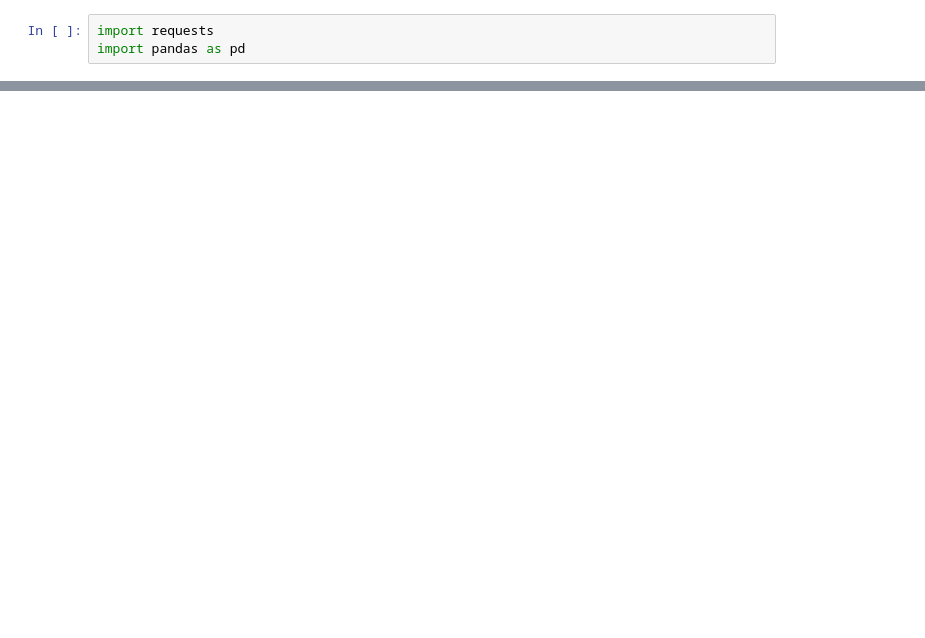
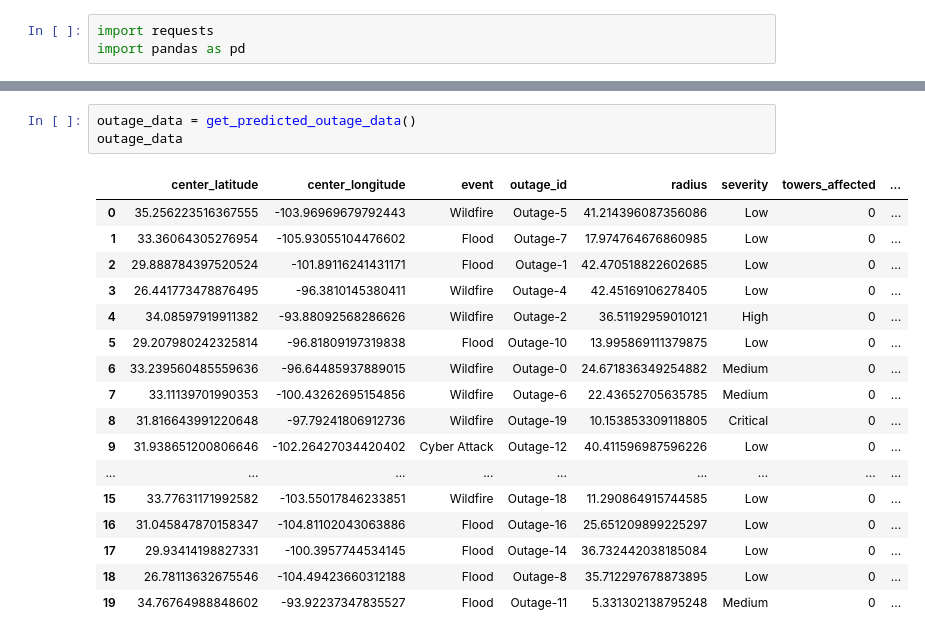
Before and after one commit to SarahMendoza/AWS-AT-T-Hackathon, a Jupyter notebook: backend_folium_test.ipynb, the cells around one changed output, grey strips where cells are left out. Drawn from its saved outputs; the diff is of its cells as text; blank space fills up the shorter version.

```diff
--- a/backend_folium_test.ipynb
+++ b/backend_folium_test.ipynb
@@ -61 +63,22 @@ tower_data.head()
+# %%
+outage_data = get_predicted_outage_data()
+outage_data
+# %% [output]
+|  | center_latitude | center_longitude | event | outage_id | radius | severity | towers_affected | ... |
+| 0 | 35.256223516367555 | -103.96969679792443 | Wildfire | Outage-5 | 41.214396087356086 | Low | 0 | ... |
+| 1 | 33.36064305276954 | -105.93055104476602 | Flood | Outage-7 | 17.974764676860985 | Low | 0 | ... |
+| 2 | 29.888784397520524 | -101.89116241431171 | Flood | Outage-1 | 42.470518822602685 | Low | 0 | ... |
+| 3 | 26.441773478876495 | -96.3810145380411 | Wildfire | Outage-4 | 42.45169106278405 | Low | 0 | ... |
+| 4 | 34.08597919911382 | -93.88092568286626 | Wildfire | Outage-2 | 36.51192959010121 | High | 0 | ... |
+| 5 | 29.207980242325814 | -96.81809197319838 | Flood | Outage-10 | 13.995869111379875 | Low | 0 | ... |
+| 6 | 33.239560485559636 | -96.64485937889015 | Wildfire | Outage-0 | 24.671836349254882 | Medium | 0 | ... |
+| 7 | 33.11139701990353 | -100.43262695154856 | Wildfire | Outage-6 | 22.43652705635785 | Medium | 0 | ... |
+| 8 | 31.816643991220648 | -97.79241806912736 | Wildfire | Outage-19 | 10.153853309118805 | Critical | 0 | ... |
+| 9 | 31.938651200806646 | -102.26427034420402 | Cyber Attack | Outage-12 | 40.411596987596226 | Low | 0 | ... |
+| ... | ... | ... | ... | ... | ... | ... | ... | ... |
+| 15 | 33.77631171992582 | -103.55017846233851 | Wildfire | Outage-18 | 11.290864915744585 | Low | 0 | ... |
+| 16 | 31.045847870158347 | -104.81102043063886 | Flood | Outage-16 | 25.651209899225297 | Low | 0 | ... |
+| 17 | 29.93414198827331 | -100.3957744534145 | Flood | Outage-14 | 36.732442038185084 | Low | 0 | ... |
+| 18 | 26.78113632675546 | -104.49423660312188 | Flood | Outage-8 | 35.712297678873895 | Low | 0 | ... |
+| 19 | 34.76764988848602 | -93.92237347835527 | Flood | Outage-11 | 5.331302138795248 | Medium | 0 | ... |
 # %%
```
Also changed, not shown: parts of 6 cells of this notebook, 4 other files.
